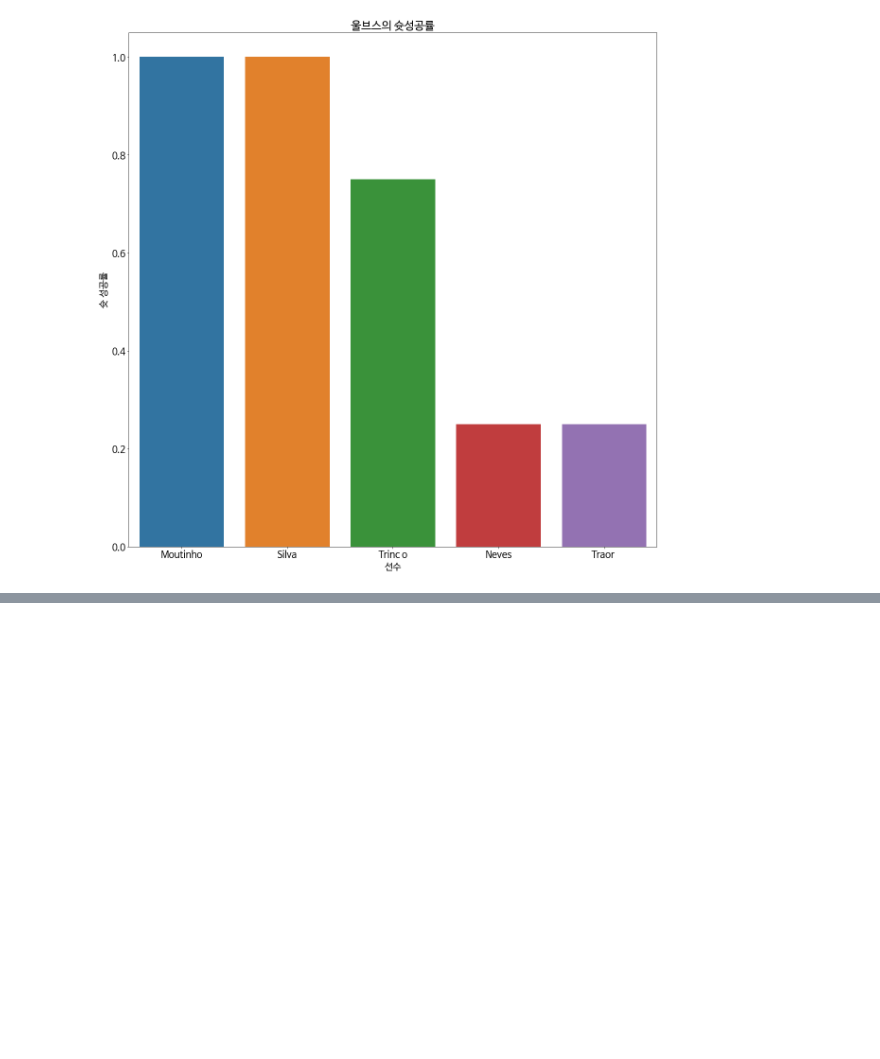
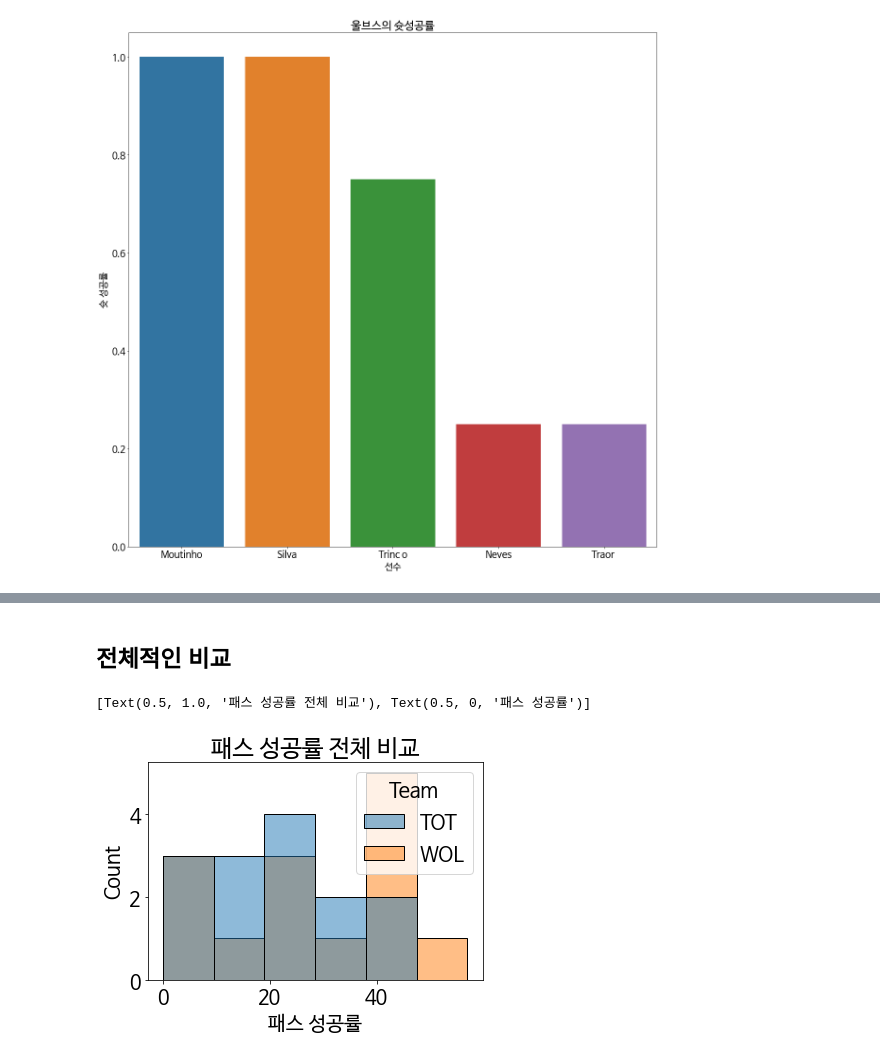
Before and after one commit to sanha9999/EDA_project, a Jupyter notebook: Tottenham_38R/Round_2/round2.ipynb, the cells around one changed output, grey strips where cells are left out. Drawn from its saved outputs; the diff is of its cells as text; code cells hidden in the pictures; blank space fills up the shorter version.

Commit message:
add histplot

```diff
--- a/Tottenham_38R/Round_2/round2.ipynb
+++ b/Tottenham_38R/Round_2/round2.ipynb
@@ -128,0 +193,8 @@ fig.set(title="울브스의 슛성공률", ylabel="슛 성공률", xlabel="선
+# %% [markdown]
+## 전체적인 비교
+# %%
+fig = sns.histplot(data=df_result, x="PA", hue="Team")
+fig.set(title="패스 성공률 전체 비교", xlabel="패스 성공률")
+# %% [output]
+[Text(0.5, 1.0, '패스 성공률 전체 비교'), Text(0.5, 0, '패스 성공률')]
+[figure, added]
```
Also changed, not shown: parts of 9 cells of this notebook.
